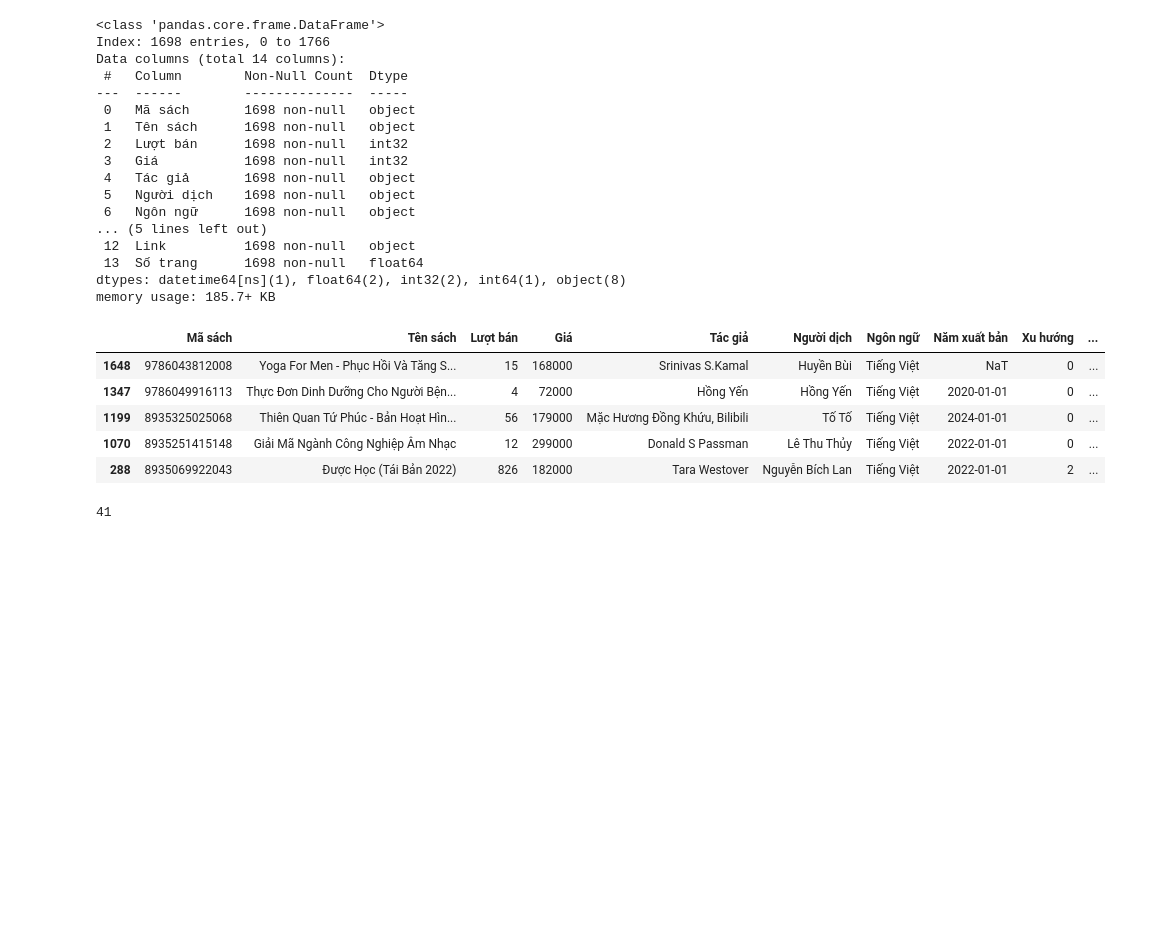
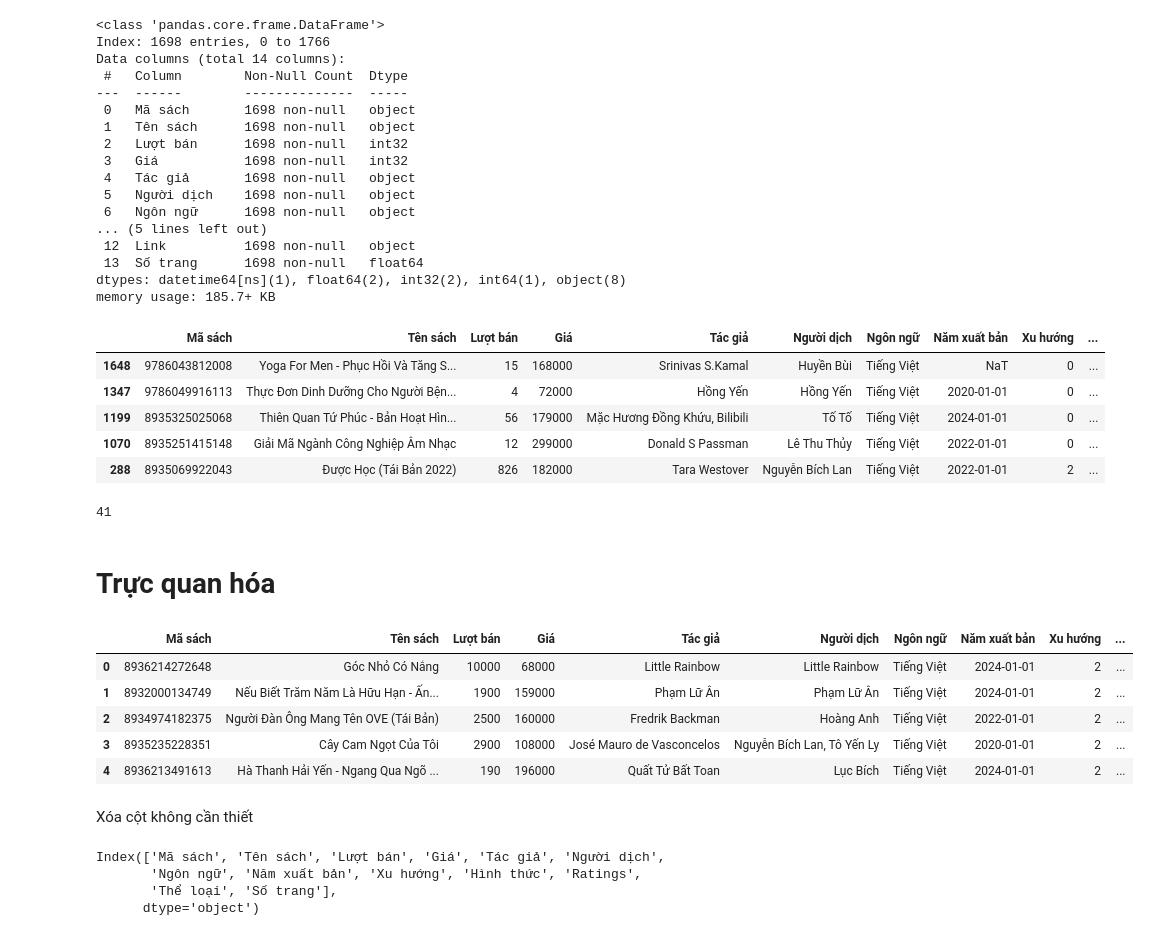
Before and after one commit to pililover/Data-visualization_analysis-Vietnamese-Book-Market, a Jupyter notebook: data_preprocessing.ipynb, the cells around one changed output. Cells and saved outputs as stored; diff of their text form; code cells hidden in the pictures; blank space fills up the shorter version.

Commit message:
trang 2 vers 1

```diff
--- a/data_preprocessing.ipynb
+++ b/data_preprocessing.ipynb
@@ -451,3 +451,25 @@ raw_df['Năm xuất bản'].isna().sum()
 raw_df = raw_df.dropna(subset=['Năm xuất bản'])
 # %%
 raw_df.to_csv('./data/cleaned_data.csv', index=False, encoding='utf-8-sig')
+# %% [markdown]
+# **Trực quan hóa**
+# %%
+df = pd.read_csv('./data/cleaned_data.csv', encoding='utf-8-sig')
+df.head()
+# %% [output]
+|  | Mã sách | Tên sách | Lượt bán | Giá | Tác giả | Người dịch | Ngôn ngữ | Năm xuất bản | Xu hướng | ... |
+| 0 | 8936214272648 | Góc Nhỏ Có Nắng | 10000 | 68000 | Little Rainbow | Little Rainbow | Tiếng Việt | 2024-01-01 | 2 | ... |
+| 1 | 8932000134749 | Nếu Biết Trăm Năm Là Hữu Hạn - Ấn... | 1900 | 159000 | Phạm Lữ Ân | Phạm Lữ Ân | Tiếng Việt | 2024-01-01 | 2 | ... |
+| 2 | 8934974182375 | Người Đàn Ông Mang Tên OVE (Tái Bản) | 2500 | 160000 | Fredrik Backman | Hoàng Anh | Tiếng Việt | 2022-01-01 | 2 | ... |
+| 3 | 8935235228351 | Cây Cam Ngọt Của Tôi | 2900 | 108000 | José Mauro de Vasconcelos | Nguyễn Bích Lan, Tô Yến Ly | Tiếng Việt | 2020-01-01 | 2 | ... |
+| 4 | 8936213491613 | Hà Thanh Hải Yến - Ngang Qua Ngõ ... | 190 | 196000 | Quất Tử Bất Toan | Lục Bích | Tiếng Việt | 2024-01-01 | 2 | ... |
+# %% [markdown]
+Xóa cột không cần thiết
+# %%
+df = df.drop(columns='Link')
+df.columns
+# %% [output]
+Index(['Mã sách', 'Tên sách', 'Lượt bán', 'Giá', 'Tác giả', 'Người dịch',
+       'Ngôn ngữ', 'Năm xuất bản', 'Xu hướng', 'Hình thức', 'Ratings',
+       'Thể loại', 'Số trang'],
+      dtype='object')
```
Also changed, not shown: parts of 10 cells of this notebook, 4 other files.
